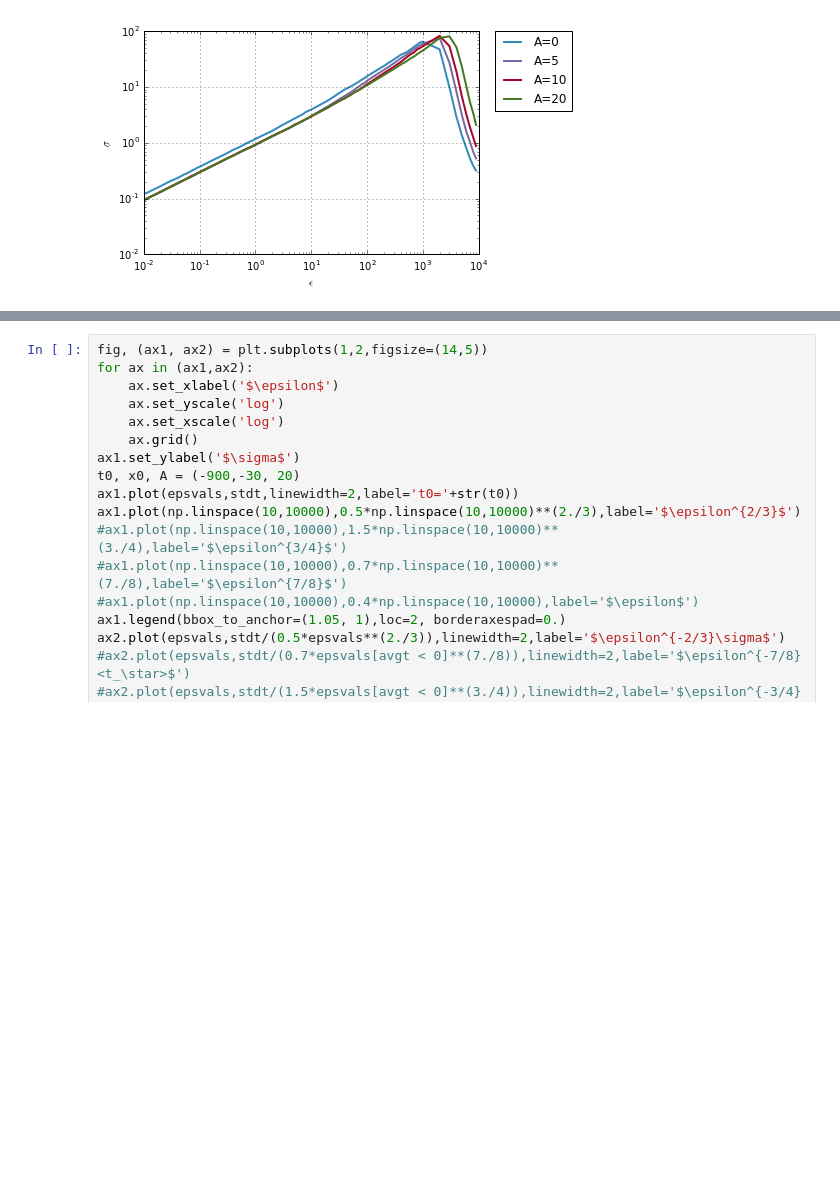
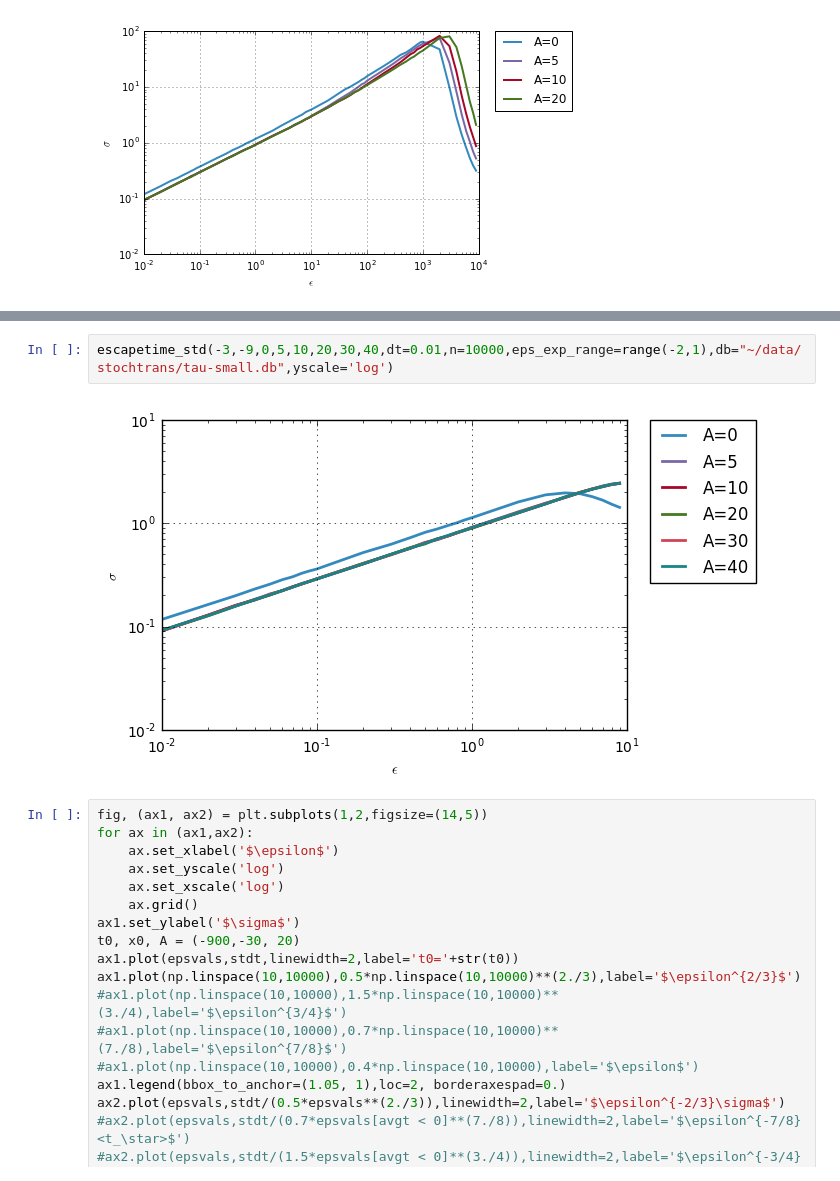
Before and after one commit to cbherbert/stochrare, a Jupyter notebook: Stability-Loss.ipynb, the cells around one changed output, grey strips where cells are left out. Cells and saved outputs as stored; diff of their text form; blank space fills up the shorter version.

```diff
--- a/Stability-Loss.ipynb
+++ b/Stability-Loss.ipynb
@@ -594,3 +619,7 @@ escapetime_std(-30,-900,0,5,10,20,ntraj=10000,yscale='log',eps_exp_range=range(-
+# %%
+escapetime_std(-3,-9,0,5,10,20,30,40,dt=0.01,n=10000,eps_exp_range=range(-2,1),db="~/data/stochtrans/tau-small.db",yscale='log')
+# %% [output]
+[figure, added]
 # %%
 fig, (ax1, ax2) = plt.subplots(1,2,figsize=(14,5))
 for ax in (ax1,ax2):
```
Also changed, not shown: parts of 7 cells of this notebook.
